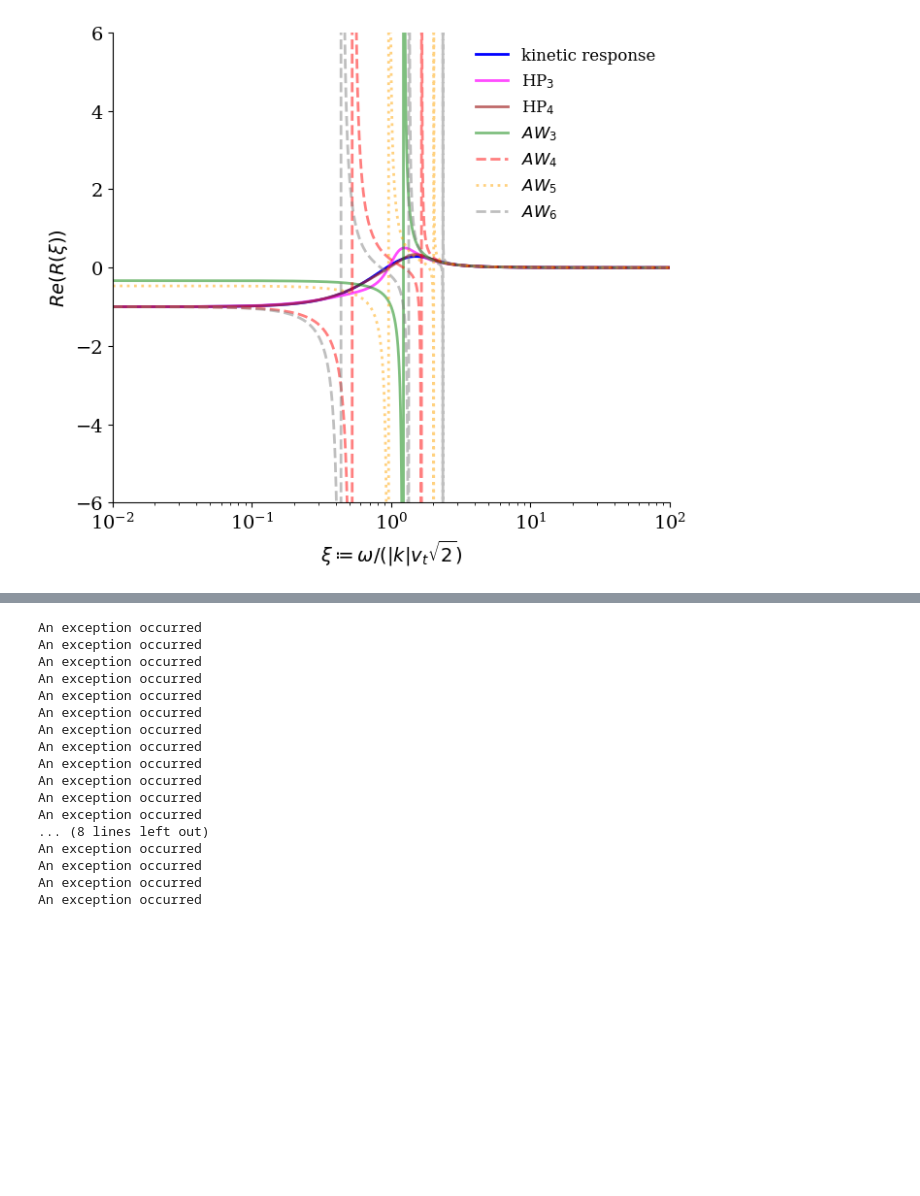
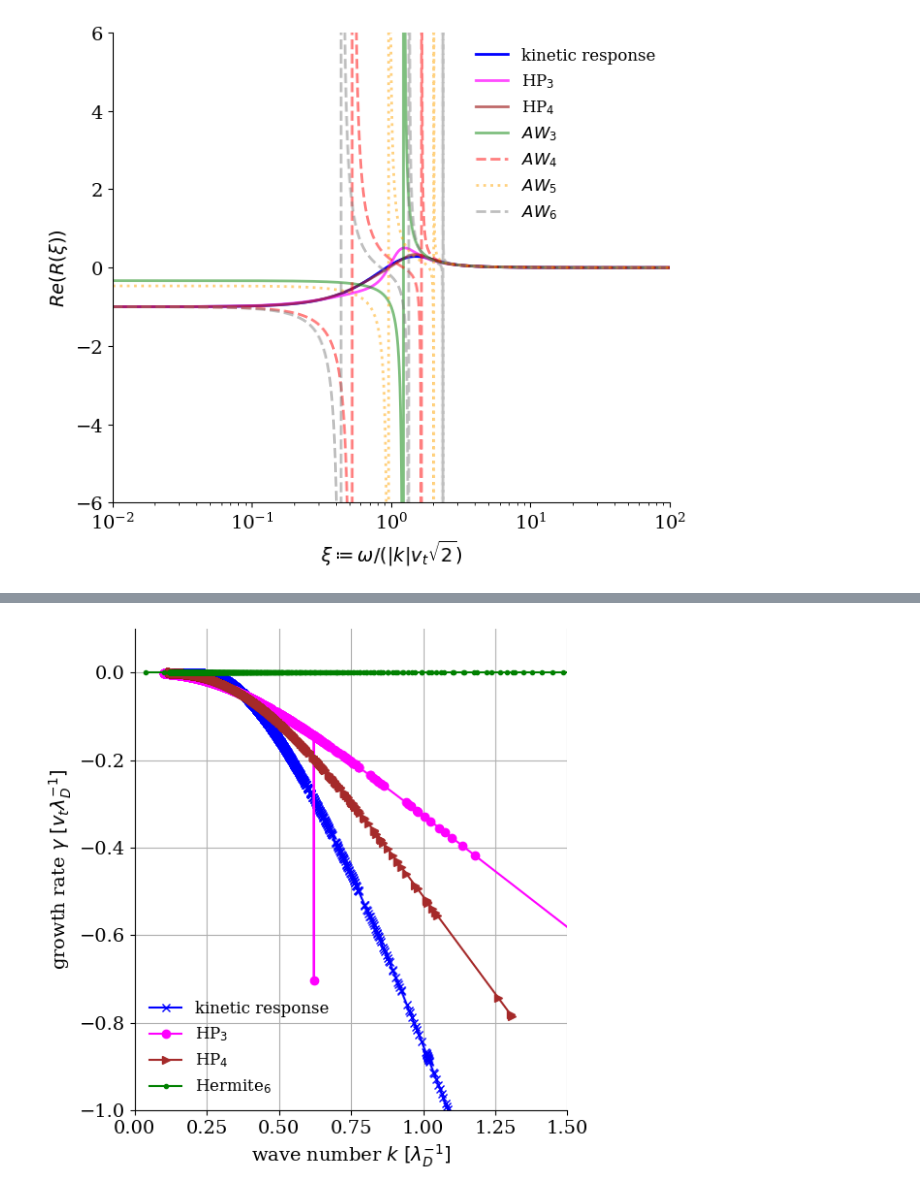
Before and after one commit to opaliss/SpectralSymbolicClosures, a Jupyter notebook: aw_hermite/symbolic_response_function_AW.ipynb, the cells around one changed output, grey strips where cells are left out. Drawn from its saved outputs; the diff is of its cells as text; code cells hidden in the pictures; blank space fills up the shorter version.

Commit message:
update aw hermite dispersion relation

```diff
--- a/aw_hermite/symbolic_response_function_AW.ipynb
+++ b/aw_hermite/symbolic_response_function_AW.ipynb
@@ -192,56 +189,30 @@ def disp_k_20(xi, k=1):
 # %%
-k_vector = np.linspace(0.2, 1, 120)
-damping_vector = np.zeros(len(k_vector), dtype="complex128")
-damping_vector_hp3 = np.zeros(len(k_vector), dtype="complex128")
-damping_vector_hp4 = np.zeros(len(k_vector), dtype="complex128")
-damping_vector_20 = np.zeros(len(k_vector), dtype="complex128")
+gr_true, k_true = get_landau_dispersion(func=R, xi_real=np.linspace(0, 5, int(1e4)), xi_imag=np.linspace(-1, 0, int(1e4)))
 # %%
-for ii, kk in enumerate(k_vector):
-    damping_vector[ii] = scipy.optimize.newton(lambda xi: disp_k(xi=xi, k=kk), 1.4 - 0.81j*kk, maxiter=1000)
-    # plt.scatter(kk, np.abs(disp_k(xi=damping_vector[ii], k=kk)))
-    try:
-        damping_vector_20[ii] = scipy.optimize.newton(lambda xi: disp_k_20(xi=xi, k=kk), 2.1 - 0.2j*kk, maxiter=1000)
-        damping_vector_hp3[ii] = scipy.optimize.newton(lambda xi: disp_k_hp3(xi=xi, k=kk), 2.1 - 0.2j*kk, maxiter=1000)
-        damping_vector_hp4[ii] = scipy.optimize.newton(lambda xi: disp_k_hp4(xi=xi, k=kk), 2.1 - 0.5j*kk, maxiter=1000)
-        plt.scatter(kk, np.abs(disp_k_hp3(xi=damping_vector_hp3[ii], k=kk)))
-        plt.scatter(kk, np.abs(disp_k_hp4(xi=damping_vector_hp4[ii], k=kk)))
-    except:
-        print("An exception occurred")
+gr_hp3, k_hp3 = get_landau_dispersion(func=RHP3, xi_real=np.linspace(0, 7, int(1e4)), xi_imag=np.linspace(-0.8, 0, int(1e4)))
-# %% [output]
-An exception occurred
-An exception occurred
-An exception occurred
-An exception occurred
-An exception occurred
-An exception occurred
-An exception occurred
-An exception occurred
-An exception occurred
-An exception occurred
-An exception occurred
-An exception occurred
-... (8 lines left out)
-An exception occurred
-An exception occurred
-An exception occurred
-An exception occurred
+# %%
+gr_hp4, k_hp4 = get_landau_dispersion(func=RHP4, xi_real=np.linspace(0, 6, int(1e4)), xi_imag=np.linspace(-0.75, 0, int(1e4)))
+# %%
+gr_l6, k_l6 = get_landau_dispersion(func=R6, xi_real=np.linspace(0, 6, int(1e3)), xi_imag=np.linspace(-0.75, 0, int(1e3)))
 # %%
 fig, ax = plt.subplots(figsize=(6, 6))
 
-ax.plot(k_vector, damping_vector.imag*k_vector, label=r"kinetic response", c="blue", linewidth=2)
-ax.plot(k_vector, damping_vector_hp4.imag*k_vector, label=r"Hammett-Perkins$_{3}$", c="magenta", linewidth=2, alpha=0.7)
-ax.plot(k_vector, damping_vector_hp3.imag*k_vector, label=r"Hammett-Perkins$_{4}$", c="brown", linewidth=2, alpha=0.7)
-ax.plot(k_vector, damping_vector_20.imag*k_vector, label=r"Hammett-Perkins$_{4}$", c="brown", linewidth=2, alpha=0.7)
+ax.plot(k_true, gr_true*np.sqrt(2)*k_true, label=r"kinetic response", c="blue", marker="x")
+ax.plot(k_hp3,  gr_hp3*np.sqrt(2)*k_hp3, label=r"HP$_{3}$", c="magenta", marker="o")
+ax.plot(k_hp4,  gr_hp4*np.sqrt(2)*k_hp4, label=r"HP$_{4}$", c="brown", marker=">")
+ax.plot(k_l6,  gr_l6*np.sqrt(2)*k_l6, label=r"Hermite$_{6}$", c="green", marker=".")
 
-ax.set_ylabel(r"growth rate")
-ax.set_xlabel(r"wave number $k$")
-ax.set_xlim(k_vector[0], k_vector[-1])
+ax.set_ylabel(r"growth rate $\gamma$ $[v_{t}\lambda_{D}^{-1}]$")
+ax.set_xlabel(r"wave number $k$ $[\lambda_{D}^{-1}]$")
+ax.set_ylim(-1, 0.1)
+ax.set_xlim(0, 1.5)
+legend = ax.legend(ncols=1, fancybox=False, shadow=False, fontsize=12, loc='lower left')
+legend.get_frame().set_alpha(0)
 plt.grid()
-legend = ax.legend(ncols=1, fancybox=False, shadow=False, fontsize=12, loc='upper right')
-legend.get_frame().set_alpha(0)
-
 ax.spines['right'].set_visible(False)
 ax.spines['top'].set_visible(False)
 plt.tight_layout()
 
-#plt.savefig("../figs/magnitude.png", dpi=600)
+plt.savefig("figs/landau_damping_hp.png", dpi=200)
+# %% [output]
+[figure, added]
```
Also changed, not shown: parts of 9 cells of this notebook.
